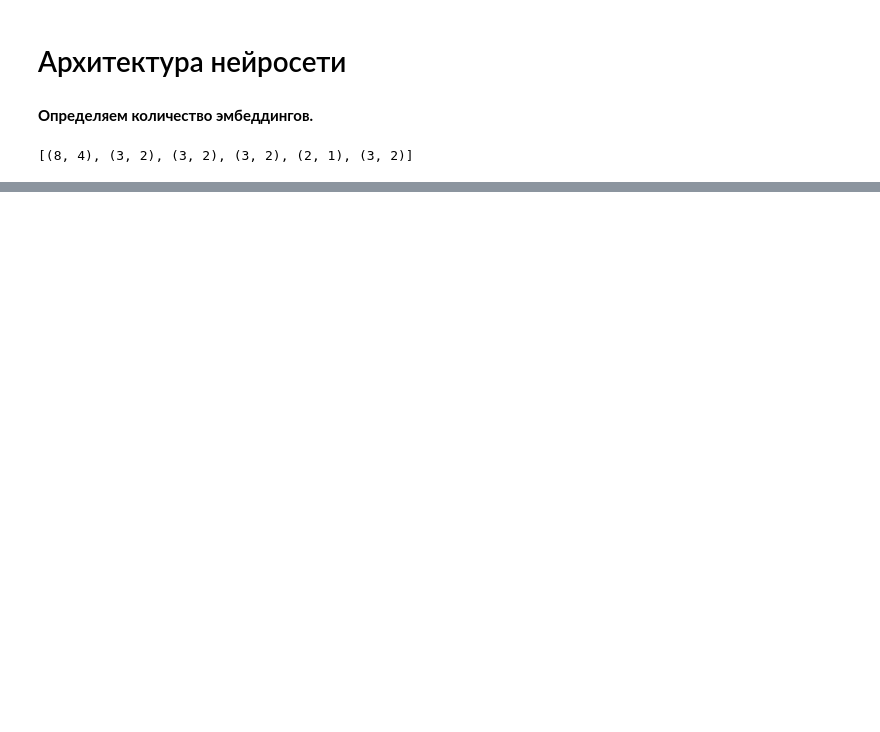
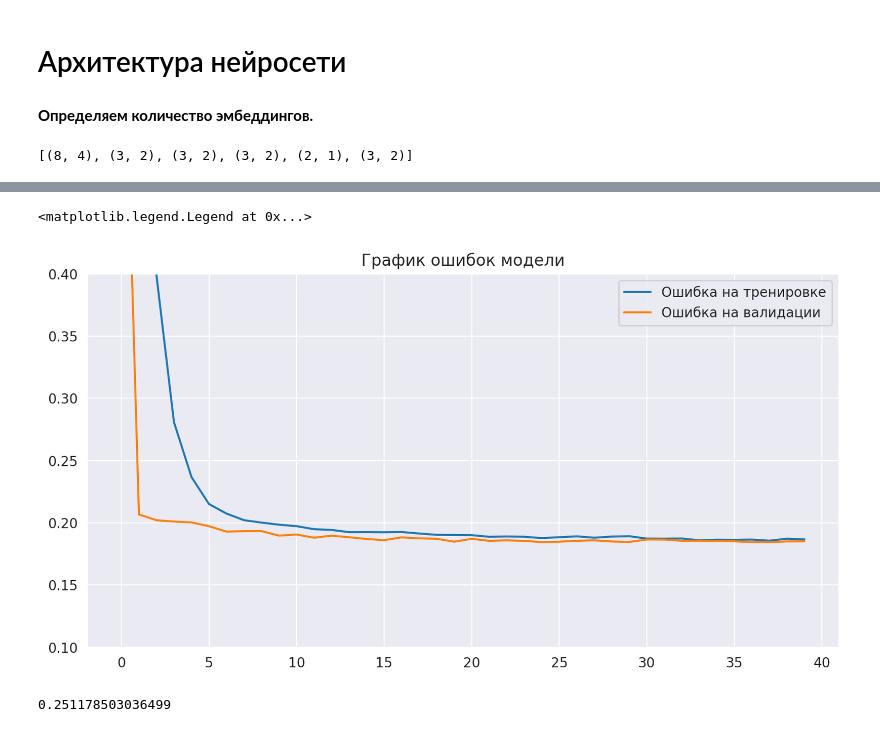
Before and after one commit to Safuanov888/Employee-safety-assessment, a Jupyter notebook: Work.ipynb, the cells around one changed output, grey strips where cells are left out. Saved outputs shown, nothing was run; the diff lists cells and outputs as text; code cells hidden in the pictures; blank space fills up the shorter version.

```diff
--- a/Work.ipynb
+++ b/Work.ipynb
@@ -7,11 +7,12 @@ import pandas as pd
 import numpy as np
 import seaborn as sns
 import matplotlib.pyplot as plt
+from tqdm import tqdm
 
 import torch
 import torch.nn as nn
-import torch.optim as opt
 from torch.utils.data import DataLoader, Dataset
+from torchsummary import summary
 
 from xgboost import XGBRegressor
 from catboost import CatBoostRegressor
@@ -23,6 +24,7 @@ from sklearn.model_selection import train_test_split, GridSearchCV, RandomizedSe
 from sklearn.metrics import mean_squared_error
 
 sns.set_style('darkgrid')
+device = torch.device("cuda:0" if torch.cuda.is_available() else "cpu")
 # %% [markdown]
 # Просмотр данных и предобработка
 # %%
@@ -314,25 +361,19 @@ training_model_with_gridsearch(cat, X_train_base, y_train_base, X_val_base, y_va
 X_train_new, X_val, y_train_new, y_val = train_test_split(X_train, y_train, train_size=0.9, random_state=42)
 # %%
 class MyDataset(Dataset):
-    def __init__(self, df, num_cols, cat_cols, mode, targets):
-        self.mode = mode
-        self.num_data = df[num_cols].values
-        self.cat_data = df[cat_cols].values
-        if self.mode == 'train':
-            self.targets = targets
+    def __init__(self, df, num_cols, cat_cols, targets):
+        self.num_data = df[num_cols]
+        self.cat_data = df[cat_cols]
+        self.targets = targets
 
     def __len__(self):
         return len(self.num_data)
 
     def __getitem__(self, idx):
-        if self.mode == 'train':
-            return torch.FloatTensor(self.num_data[idx]), torch.LongTensor(self.cat_data[idx]), torch.FloatTensor(self.targets[idx])
-
-        if self.mode == 'val':
-            return torch.FloatTensor(self.num_data[idx]), torch.LongTensor(self.cat_data[idx]), None
+        return torch.FloatTensor(self.num_data.iloc[idx].values), torch.LongTensor(self.cat_data.iloc[idx].values), (self.targets.iloc[idx].values).astype('float32')
 # %%
-train_dataset = MyDataset(X_train_new, num_columns, categorical_columns, 'train', y_train_new)
+train_dataset = MyDataset(X_train_new, num_columns, categorical_columns, y_train_new)
 train_loader = DataLoader(train_dataset, batch_size=64, shuffle=True)
 
-val_dataset = MyDataset(X_val, num_columns, categorical_columns, 'val', y_val)
+val_dataset = MyDataset(X_val, num_columns, categorical_columns, y_val)
 val_loader = DataLoader(val_dataset, batch_size=64, shuffle=False)
@@ -376 +473,4 @@ class MyModel(nn.Module):
         return out
+# %%
+model = MyModel(len(num_columns), cat_embs).to(device)
+print(model)
@@ -376,0 +562,10 @@ class MyModel(nn.Module):
+# %%
+plt.figure(figsize=(10,5), dpi=200)
+plt.plot(train_losses, label='Ошибка на тренировке')
+plt.plot(val_losses, label='Ошибка на валидации')
+plt.title('График ошибок модели')
+plt.ylim([0.1, 0.4])
+plt.legend()
+# %% [output]
+<matplotlib.legend.Legend at 0x...>
+[figure, added]
@@ -376,0 +579,6 @@ class MyModel(nn.Module):
+# %%
+y_preds = torch.cat(y_preds)
+y_trues = torch.cat(y_trues)
+r2_score(y_trues, y_preds)
+# %% [output]
+0.251178503036499
```
Also changed, not shown: parts of 13 cells of this notebook.
